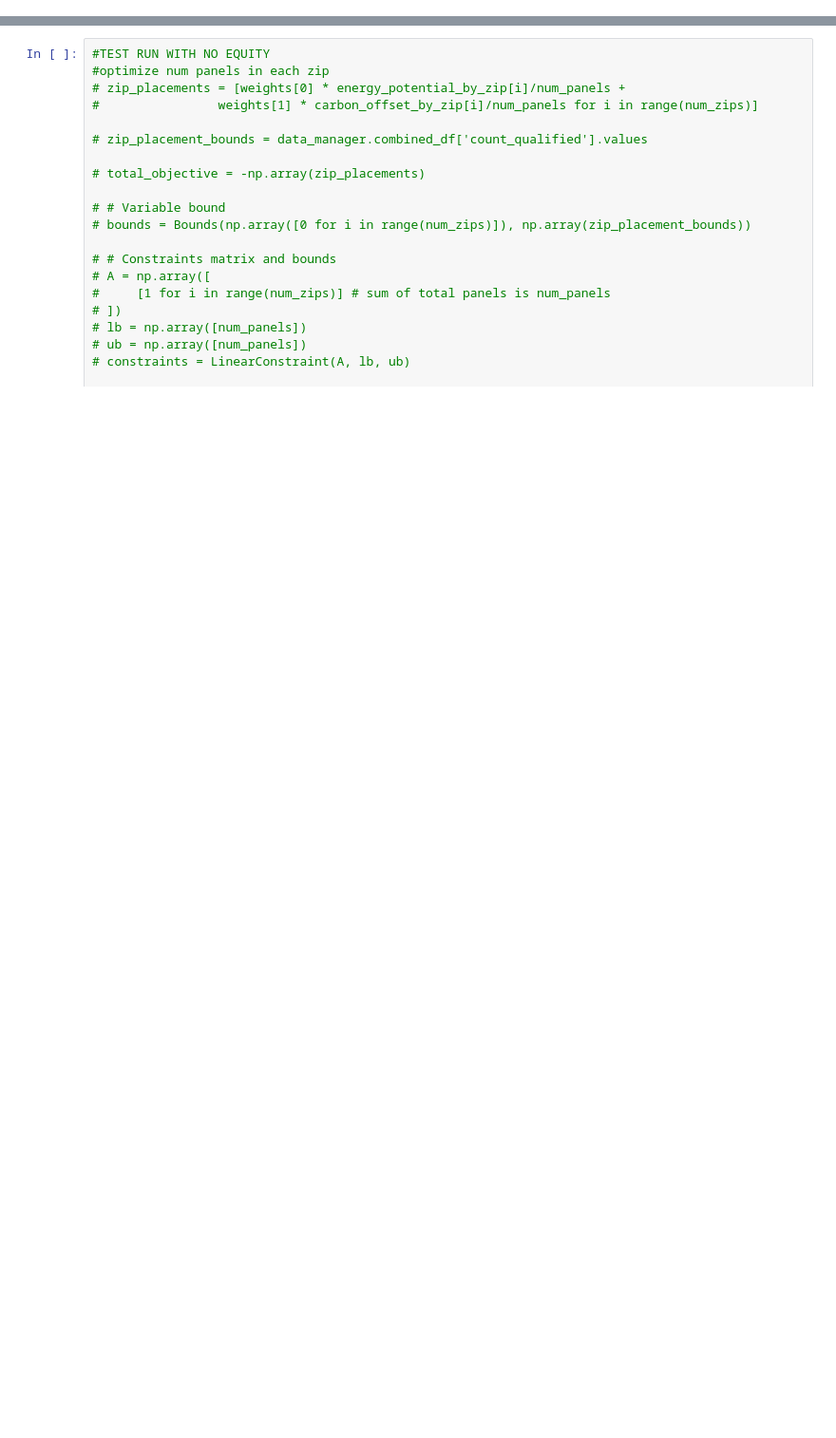
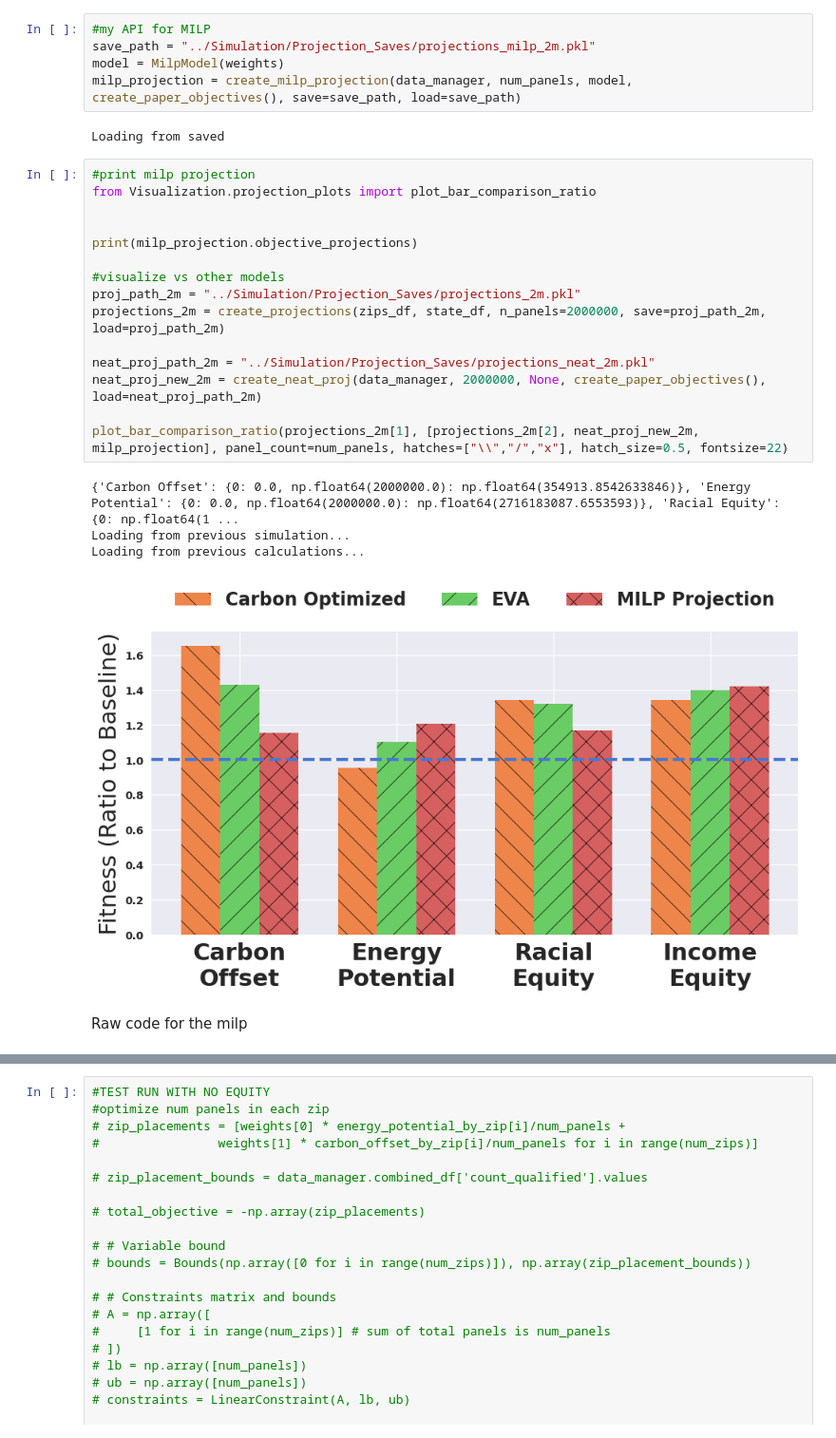
Before and after one commit to coopersigrist/SunSight, a Jupyter notebook: Examples/Milp_Demo.ipynb, the cells around one changed output, grey strips where cells are left out. Shown at 95% size. Cells and saved outputs as stored; diff of their text form; blank space fills up the shorter version.

Commit message:
Added Milp API

```diff
--- a/Examples/Milp_Demo.ipynb
+++ b/Examples/Milp_Demo.ipynb
@@ -17,5 +19,34 @@ num_zips = len(zips_df)
 
 #objective weights
 weights = [1, 1, np.float64(1.487431321576903), 1]
+# %%
+#my API for MILP
+save_path = "../Simulation/Projection_Saves/projections_milp_2m.pkl"
+model = MilpModel(weights)
+milp_projection = create_milp_projection(data_manager, num_panels, model, create_paper_objectives(), save=save_path, load=save_path)
+# %% [output]
+Loading from saved
+# %%
+#print milp projection
+from Visualization.projection_plots import plot_bar_comparison_ratio
+
+
+print(milp_projection.objective_projections)
+
+#visualize vs other models
+proj_path_2m = "../Simulation/Projection_Saves/projections_2m.pkl"
+projections_2m = create_projections(zips_df, state_df, n_panels=2000000, save=proj_path_2m, load=proj_path_2m)
+
+neat_proj_path_2m = "../Simulation/Projection_Saves/projections_neat_2m.pkl"
+neat_proj_new_2m = create_neat_proj(data_manager, 2000000, None, create_paper_objectives(), load=neat_proj_path_2m)
+
+plot_bar_comparison_ratio(projections_2m[1], [projections_2m[2], neat_proj_new_2m, milp_projection], panel_count=num_panels, hatches=["\\","/","x"], hatch_size=0.5, fontsize=22)
+# %% [output]
+{'Carbon Offset': {0: 0.0, np.float64(2000000.0): np.float64(354913.8542633846)}, 'Energy Potential': {0: 0.0, np.float64(2000000.0): np.float64(2716183087.6553593)}, 'Racial Equity': {0: np.float64(1 ...
+Loading from previous simulation...
+Loading from previous calculations...
+[figure, added]
+# %% [markdown]
+Raw code for the milp
 # %%
 #prepare constants
```
Also changed, not shown: parts of 5 cells of this notebook, 3 other files.
